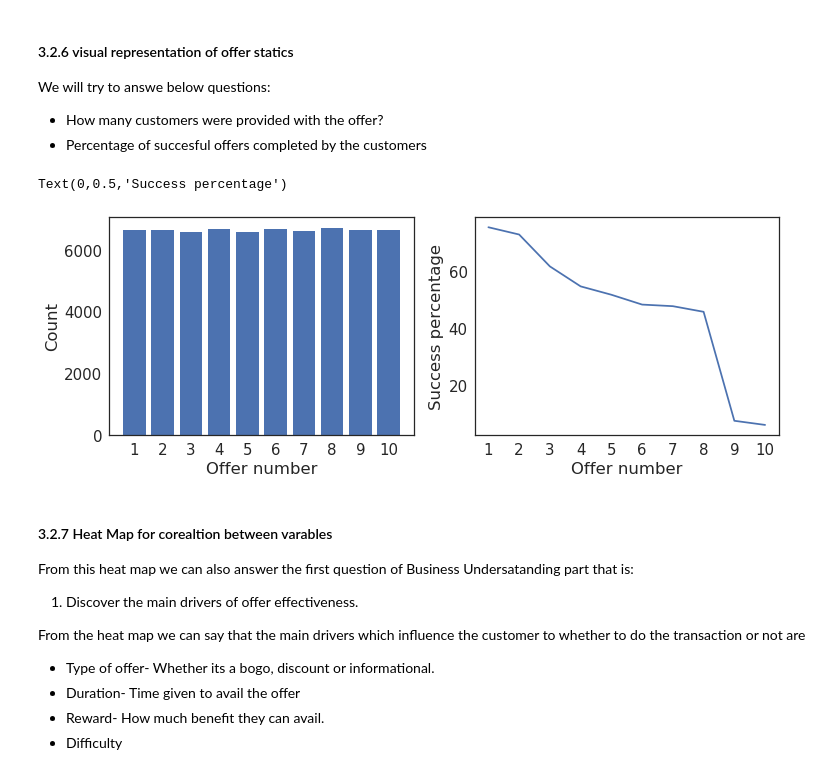
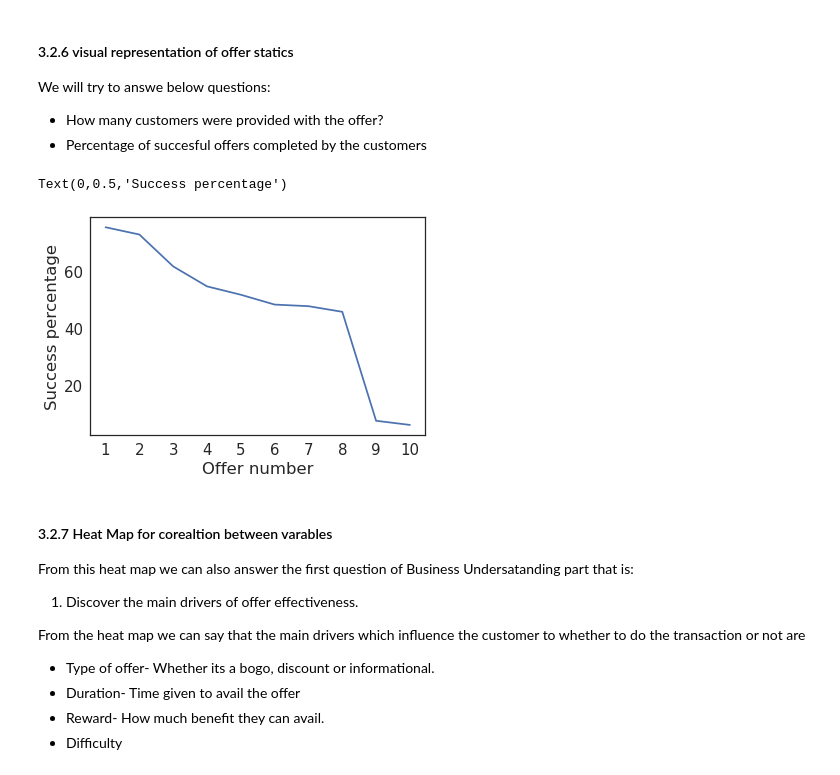
Before and after one commit to AdityarNarayan/Starbucks_Udacity_Capstone_Project, a Jupyter notebook: Starbucks_Capstone_notebook.ipynb, the cells around one changed output. Drawn from its saved outputs; the diff is of its cells as text; code cells hidden in the pictures.

```diff
--- a/Starbucks_Capstone_notebook.ipynb
+++ b/Starbucks_Capstone_notebook.ipynb
@@ -763,7 +764,7 @@ def combine_data(profile, portfolio, offers_df, transaction_df):
 
     '''
     INPUT- 4 Data frame which needs to be combine
-    OUTPUT- Combine 4 dataframe after filtering out some rows and columns
+    OUTPUT- Combine 4 dataframe and gives output on the basis viewed offer is completed or not in the given time frame.
     '''
 
     data = []
@@ -776,24 +777,24 @@ def combine_data(profile, portfolio, offers_df, transaction_df):
     ]
 
     # loop through all customer ids in offers_df
-    for ind in progressbar.progressbar(range(len(customer_ids)), widgets=widgets):
+    for cus in progressbar.progressbar(range(len(customer_ids)), widgets=widgets):
 
         # get customer id from the list
-        cust_id = customer_ids[ind]
+        cust_id = customer_ids[cus]
 
         # extract customer profile from profile data
         customer = profile[profile['customer_id']==cust_id]
 
         # extract offers associated with the customer from offers_df
-        cust_offer_data = offers_df[offers_df['customer_id']==cust_id]
+        customer_offer_data = offers_df[offers_df['customer_id']==cust_id]
 
         # extract transactions associated with the customer from transactions_df
-        cust_transaction_data = transaction_df[transaction_df['customer_id']==cust_id]
+        customer_transaction_data = transaction_df[transaction_df['customer_id']==cust_id]
 
         # extract received, completed, viewed offer data from customer offers
-        offer_received_data = cust_offer_data[cust_offer_data['received'] == 1]
-        offer_completed_data = cust_offer_data[cust_offer_data['completed'] == 1]
-        offer_viewed_data = cust_offer_data[cust_offer_data['viewed'] == 1]
+        offer_received_data = customer_offer_data[customer_offer_data['received'] == 1]
+        offer_completed_data = customer_offer_data[customer_offer_data['completed'] == 1]
+        offer_viewed_data = customer_offer_data[customer_offer_data['viewed'] == 1]
 
         rows = []
         # loop through each received offer
@@ -825,9 +826,9 @@ def combine_data(profile, portfolio, offers_df, transaction_df):
 
             # extract transactions occured within time
             transaction_withintime = np.logical_and(
-                cust_transaction_data['time'] >= start_time, cust_transaction_data['time'] <= end_time)
+                customer_transaction_data['time'] >= start_time, customer_transaction_data['time'] <= end_time)
 
-            transaction_data = cust_transaction_data[transaction_withintime]
+            transaction_data = customer_transaction_data[transaction_withintime]
 
             # total amount spent by a customer from given offers
             transaction_total_amount = transaction_data['amount'].sum()
@@ -988,25 +989,16 @@ If we notice email column is having only value 1 which is kind of a bizzrare. We
 We will try to answe below questions:
 * How many customers were provided with the offer?
 * Percentage of succesful offers completed by the customers
-# %%
-fig, ax = plt.subplots(figsize=(12, 4), nrows=1, ncols=2)
-
-#Count vs Offer
-
-ax[0].bar(success_percent.index + 1, success_percent['count'])
-ax[0].set_xticks(np.arange(0,10) + 1)
-ax[0].set_xlabel('Offer number')
-ax[0].set_ylabel('Count')
-
-#Success Percentage vs offer number
-
-ax[1].plot(success_percent.index + 1, success_percent['percent_success'])
-ax[1].set_xticks(np.arange(0,10) + 1)
-ax[1].set_xlabel('Offer number')
-ax[1].set_ylabel('Success percentage')
-# %% [output]
-Text(0,0.5,'Success percentage')
-[figure, removed]
+# %%
+#Success Percentage vs offer number
+
+plt.plot(success_percent.index + 1, success_percent['percent_success'])
+plt.xticks(np.arange(0,10) + 1)
+plt.xlabel('Offer number')
+plt.ylabel('Success percentage')
+# %% [output]
+Text(0,0.5,'Success percentage')
+[figure, added]
 # %% [markdown]
 #### 3.2.7 Heat Map for corealtion between varables
 
```
Also changed, not shown: parts of 20 cells of this notebook.
